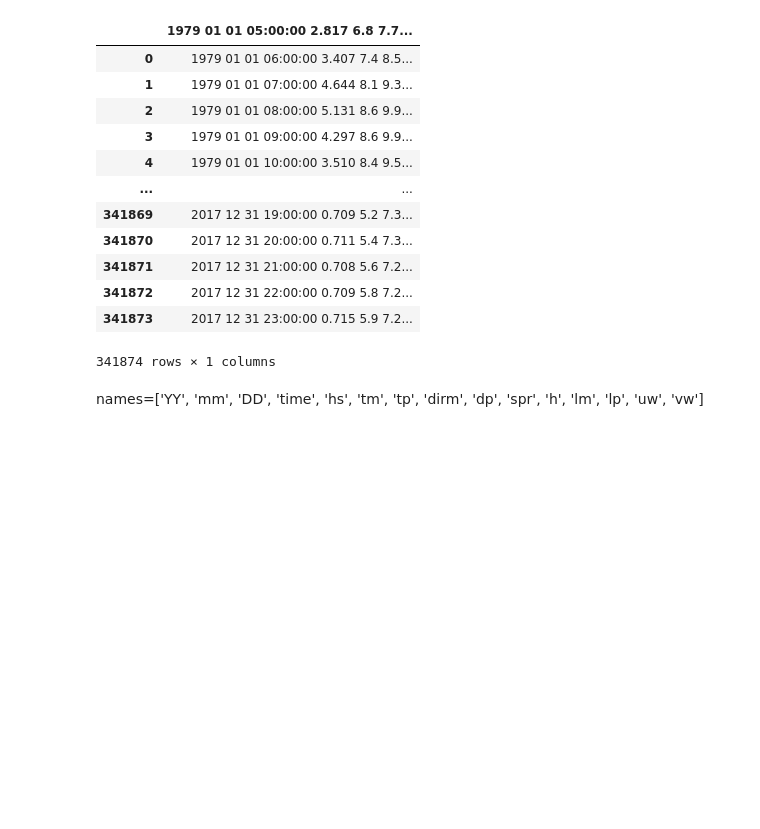
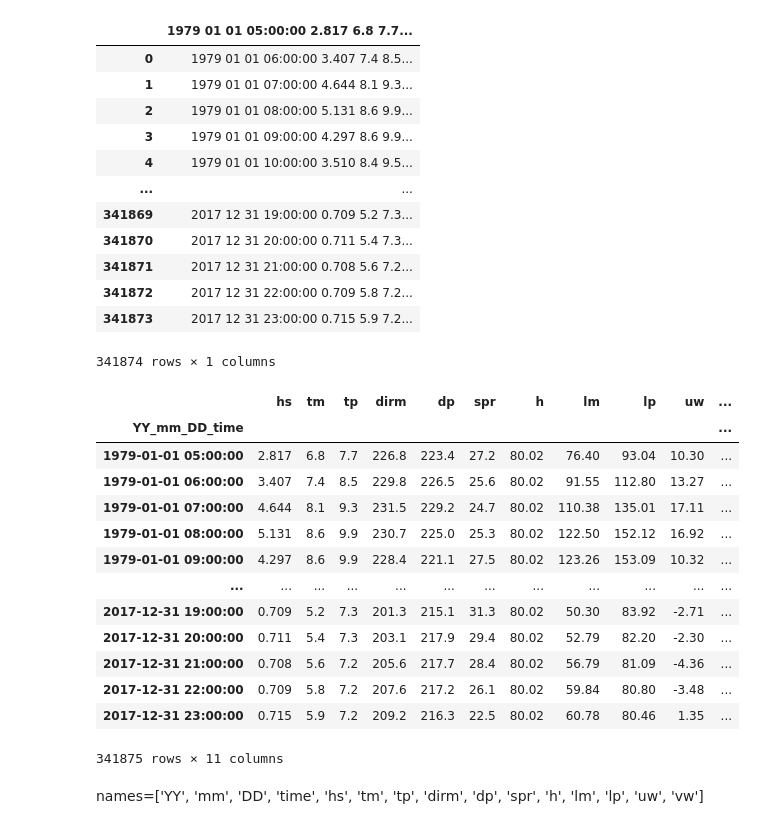
Before and after one commit to andreall/dicca__python_course, a Jupyter notebook: 05b_pandas_timeseries.ipynb, the cells around one changed output. Drawn from its saved outputs; the diff is of its cells as text; code cells hidden in the pictures; blank space fills up the shorter version.

```diff
--- a/05b_pandas_timeseries.ipynb
+++ b/05b_pandas_timeseries.ipynb
@@ -337,6 +344,27 @@ df
 | 341872 | 2017 12 31 22:00:00 0.709 5.8 7.2... |
 | 341873 | 2017 12 31 23:00:00 0.715 5.9 7.2... |
 341874 rows × 1 columns
+# %%
+df = pd.read_table('data/data_waves.dat', header=None, delim_whitespace=True,
+                   names=['YY', 'mm', 'DD', 'time', 'hs', 'tm', 'tp', 'dirm', 'dp', 'spr', 'h', 'lm', 'lp',
+                          'uw', 'vw'],
+                  parse_dates=[[0, 1, 2, 3]], index_col=0)
+df
+# %% [output]
+|  | hs | tm | tp | dirm | dp | spr | h | lm | lp | uw | ... |
+| YY_mm_DD_time |  |  |  |  |  |  |  |  |  |  | ... |
+| 1979-01-01 05:00:00 | 2.817 | 6.8 | 7.7 | 226.8 | 223.4 | 27.2 | 80.02 | 76.40 | 93.04 | 10.30 | ... |
+| 1979-01-01 06:00:00 | 3.407 | 7.4 | 8.5 | 229.8 | 226.5 | 25.6 | 80.02 | 91.55 | 112.80 | 13.27 | ... |
+| 1979-01-01 07:00:00 | 4.644 | 8.1 | 9.3 | 231.5 | 229.2 | 24.7 | 80.02 | 110.38 | 135.01 | 17.11 | ... |
+| 1979-01-01 08:00:00 | 5.131 | 8.6 | 9.9 | 230.7 | 225.0 | 25.3 | 80.02 | 122.50 | 152.12 | 16.92 | ... |
+| 1979-01-01 09:00:00 | 4.297 | 8.6 | 9.9 | 228.4 | 221.1 | 27.5 | 80.02 | 123.26 | 153.09 | 10.32 | ... |
+| ... | ... | ... | ... | ... | ... | ... | ... | ... | ... | ... | ... |
+| 2017-12-31 19:00:00 | 0.709 | 5.2 | 7.3 | 201.3 | 215.1 | 31.3 | 80.02 | 50.30 | 83.92 | -2.71 | ... |
+| 2017-12-31 20:00:00 | 0.711 | 5.4 | 7.3 | 203.1 | 217.9 | 29.4 | 80.02 | 52.79 | 82.20 | -2.30 | ... |
+| 2017-12-31 21:00:00 | 0.708 | 5.6 | 7.2 | 205.6 | 217.7 | 28.4 | 80.02 | 56.79 | 81.09 | -4.36 | ... |
+| 2017-12-31 22:00:00 | 0.709 | 5.8 | 7.2 | 207.6 | 217.2 | 26.1 | 80.02 | 59.84 | 80.80 | -3.48 | ... |
+| 2017-12-31 23:00:00 | 0.715 | 5.9 | 7.2 | 209.2 | 216.3 | 22.5 | 80.02 | 60.78 | 80.46 | 1.35 | ... |
+341875 rows × 11 columns
 # %% [markdown]
 names=['YY', 'mm', 'DD', 'time', 'hs', 'tm', 'tp', 'dirm', 'dp', 'spr', 'h', 'lm', 'lp',
                           'uw', 'vw']
```
Also changed, not shown: parts of 18 cells of this notebook, 10 other files.
